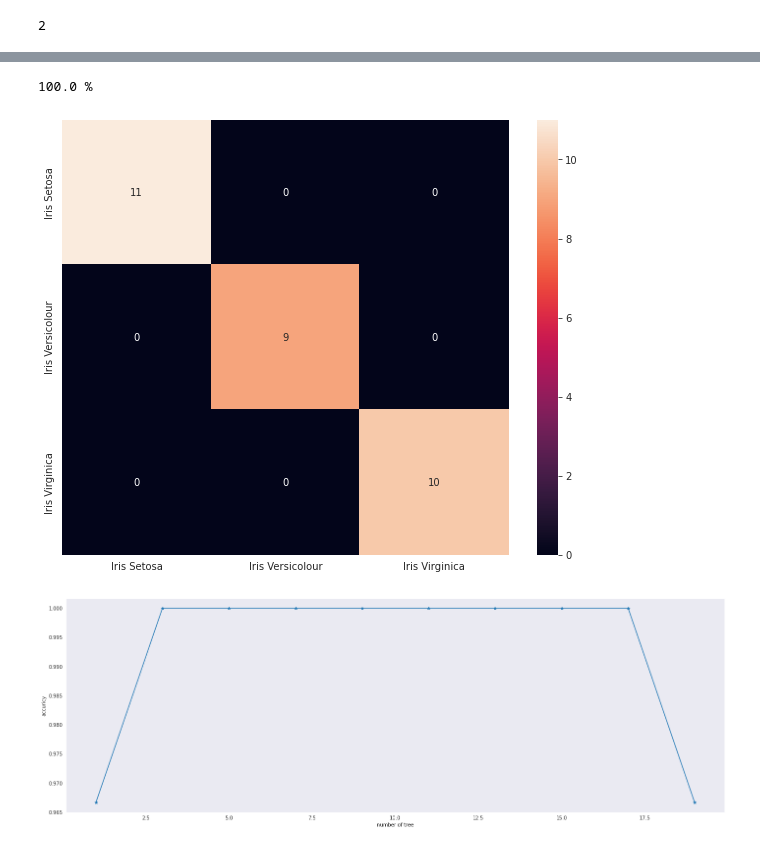
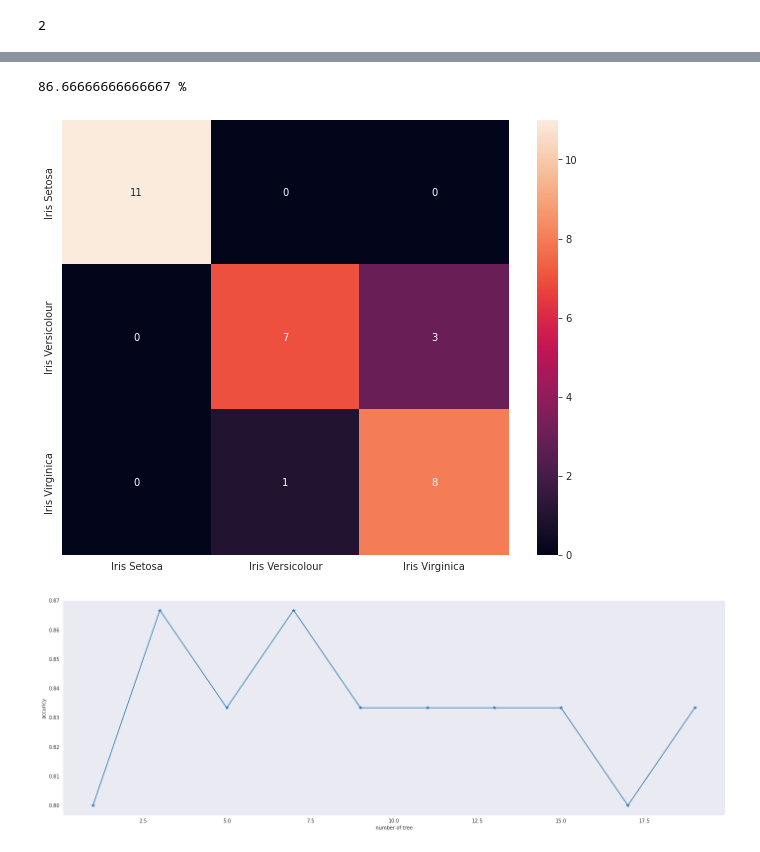
Before and after one commit to farhadhsn8/MLP, a Jupyter notebook: bagging_randomForest.ipynb, the cells around one changed output, grey strips where cells are left out. Drawn from its saved outputs; the diff is of its cells as text; code cells hidden in the pictures.

```diff
--- a/bagging_randomForest.ipynb
+++ b/bagging_randomForest.ipynb
@@ -196,6 +196,9 @@ class decisionTree:
     self.developTree(self.head)
 
   def developTree(self , node):
+    if (node.nodeName >= 500):
+      node.label = np.hstack((np.bincount(node.targets.astype(int)) , np.array([0]))).argmax()
+      node.isTerminalNode = True
     if(node.isTerminalNode == False):
       if( self.method == 0 ):
         self.numberOfNodes += 1
@@ -212,6 +215,8 @@ class decisionTree:
 
   def predict(self , Qdata , node  ):
     if(node.isTerminalNode):
+      if node.label==None:
+        return 0
       return node.label
     if (Qdata[node.indexOfBestFeature] < node.treshold):
       return self.predict(Qdata , node.left)
@@ -320,10 +326,10 @@ print(str(cm_train(0.8, True , 1 ) * 100 )+' % ' , '\n\n')
 # %%
 accs = []
-for i in range(10,90,5):
+for i in range(10,101,5):
   accs.append(cm_train(i/100 ,False , 1))
 sns.set_style("darkgrid")
 plt.figure(figsize = (24,8))
-plt.plot(range(10,90,5), accs , marker = '*')
+plt.plot(range(10,101,5), accs , marker = '*')
 plt.xlabel("min accuricy of leaf")
 plt.ylabel("accuricy")
 plt.grid()
@@ -385,5 +391,5 @@ layer  :  2 name :  5   indexOfBestFeature =>  0
 # %%
-B = randomForest(10 , train[:,0:4],train[:,4] , 0.6 ,0)
+B = randomForest(10 , train[:,0:4],train[:,4] , 0.9 ,0)
 B.predict([6.7, 3.3, 5.7, 2.1])
 # %% [output]
 2
@@ -456,20 +462,20 @@ def cm_test_RF( numOfTrees,purity , wantCM=False , method = 0):
   return accuricy
 
 
-print(str(cm_test_RF(10,0.75, True , 0 ) * 100 )+' % ' , '\n\n')
+print(str(cm_test_RF(20,0.85, True , 0 ) * 100 )+' % ' , '\n\n')
 # %% [output]
-100.0 %
+86.66666666666667 %
-[figure, old version]
+[figure, new version]
 # %%
 accs = []
 for i in range(1,20,2):
-  accs.append(cm_test_RF(i , 0.75 , False , 0))
+  accs.append(cm_test_RF(i , 0.85 , False , 0))
 sns.set_style("darkgrid")
 plt.figure(figsize = (24,8))
 plt.plot(range(1,20,2), accs , marker = '*')
 plt.xlabel("number of tree")
 plt.ylabel("accuricy")
 plt.grid()
 plt.show()
 # %% [output]
-[figure, old version]
+[figure, new version]
```
Also changed, not shown: parts of 8 cells of this notebook.
